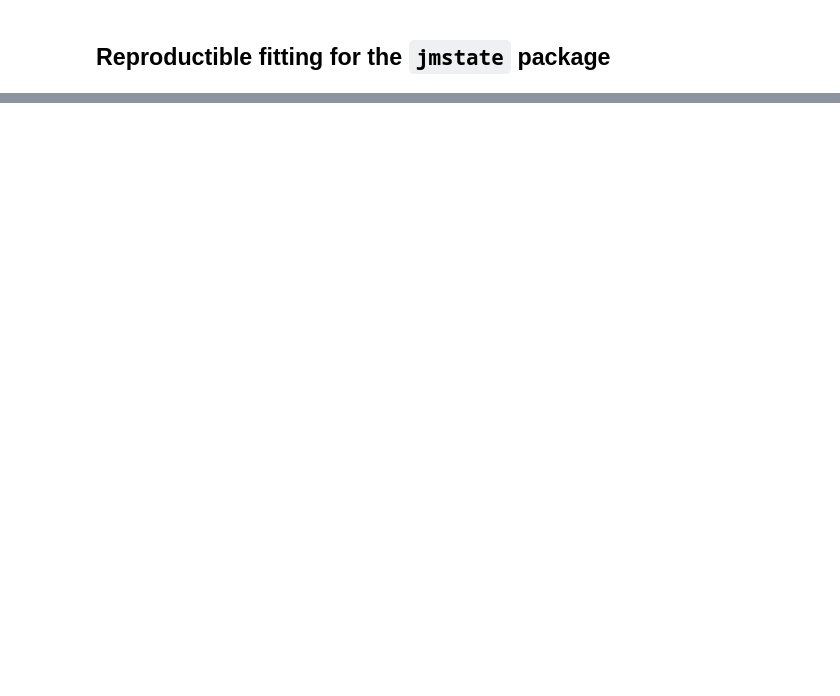
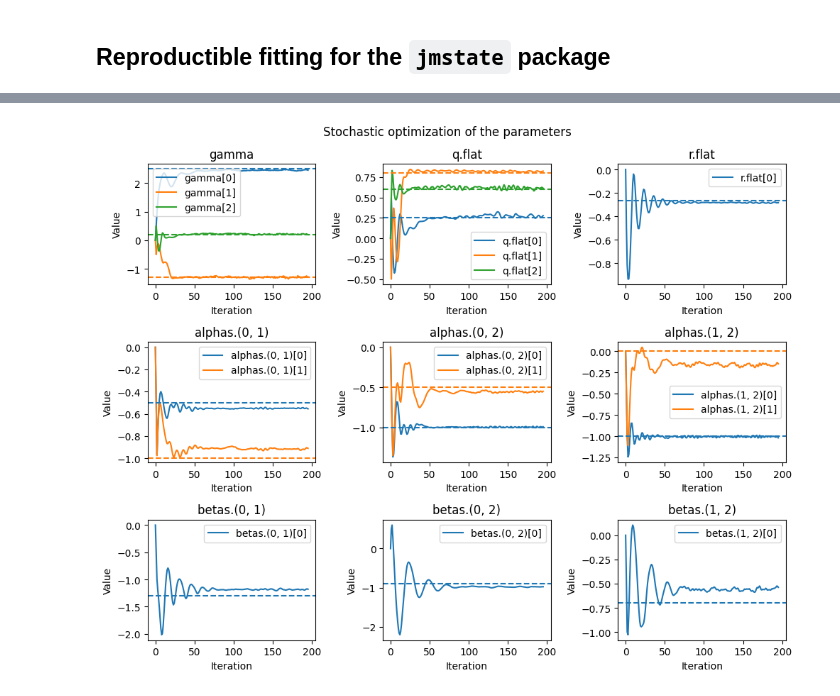
Before and after one commit to felixlaplante0/multistate-paper, a Jupyter notebook: scripts/fitting-test.ipynb, the cells around one changed output, grey strips where cells are left out. Drawn from its saved outputs; the diff is of its cells as text; code cells hidden in the pictures; blank space fills up the shorter version.

```diff
--- a/scripts/fitting-test.ipynb
+++ b/scripts/fitting-test.ipynb
@@ -10,7 +33,7 @@ import torch
 torch.manual_seed(42)
 
 
-TAU = 6.0
+TAU = 7.5
 
 
 def reg(t: torch.Tensor, psi: torch.Tensor):
@@ -90,11 +112,10 @@ print(true_params.as_dict)
 # %%
+from jmstate import MultiStateJointModel
+from jmstate.types import ModelData, SampleData
 from torch.distributions import MultivariateNormal
 
-from jmstate import MultiStateJointModel
-from jmstate.typedefs import ModelData, SampleData
-
 # Declare the true underlying model
-true_model = MultiStateJointModel(model_design, true_params)
+true_model = MultiStateJointModel(model_design, true_parameters)
 
 
 def gen_data(n: int, m: int):
@@ -118,7 +139,7 @@ def gen_data(n: int, m: int):
     t = random_far_apart(n, m, a, b, 0.7 * b / m)
 
     # Defines initial state for individuals
-    trajectories_init = [[(0.0, 0)]] * n
+    trajectories_init = [[(0.0, 0)] for _ in range(n)]
 
     # Samples trajectories
     sample_data = SampleData(x, trajectories_init, psi)
@@ -134,5 +155,4 @@ def gen_data(n: int, m: int):
     return x, t, y, trajectories, c
 
 
-# Generate data
 data = ModelData(*gen_data(1000, 20))
@@ -179,15 +200,13 @@ init_params_full =  ModelParams(
 # %%
-from jmstate.jobs import LogParamsHistory, ParamStop
+from jmstate.utils import summary
 
 # Declares initial model
-model = MultiStateJointModel(model_design, init_params)
+params = init_params()
+optimizer = torch.optim.Adam(params.parameters(), lr=0.5, amsgrad=True)
+model = MultiStateJointModel(model_design, params, optimizer)
 
 # Runs optimization process
-metrics = model.fit(
-    data,
-    job_factories=[
-        ParamStop(rtol=0.1),
-        LogParamsHistory(),  # Returns a list of ModelParams
-    ],
-    max_iterations=500,
-)
+model.fit(data)
+
+# Prints relevant information
+summary(model)
@@ -194,6 +231,15 @@ metrics = model.fit(
 # %%
-from jmstate.visualization import plot_params_history
+from jmstate.utils import plot_params_history
 
-plot_params_history(metrics.params_history, true_params=true_params, show=False)
+fig, axes = plot_params_history(model)
+
+# Add true parameters
+colors = plt.rcParams["axes.prop_cycle"].by_key()["color"]
+for ax, param in zip(list(axes), true_parameters.parameters(), strict=False):
+    for i, p in enumerate(param):
+        ax.axhline(y=p.detach(), c=colors[i], linestyle="--")
+
 plt.savefig("../figures/stochastic-optimization.pdf")
 plt.show()
+# %% [output]
+[figure, added]
```
Also changed, not shown: parts of 13 cells of this notebook, 3 other files.
